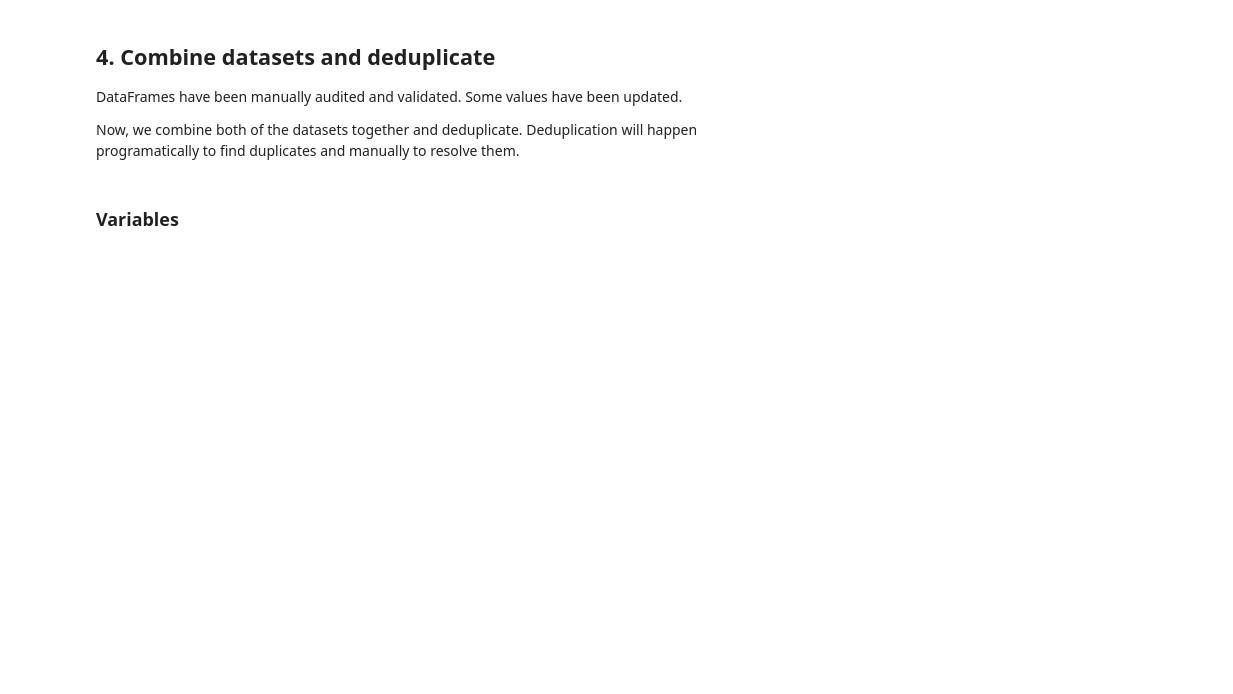
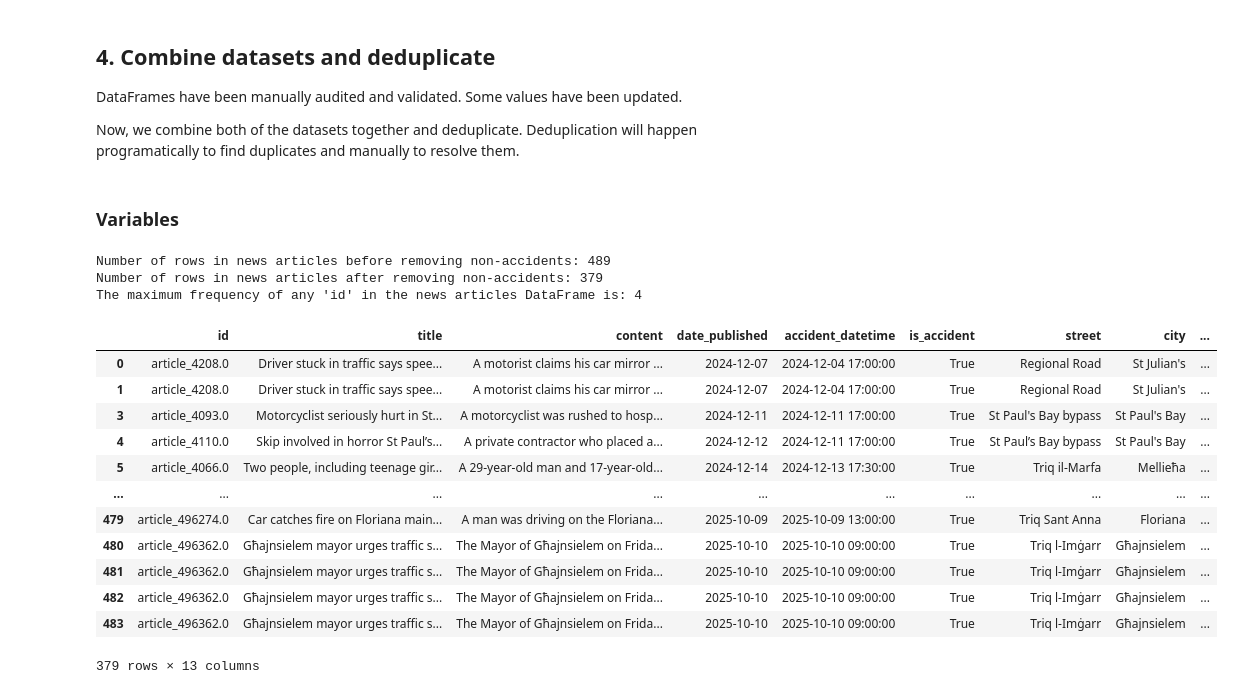
Before and after one commit to michael-vella/ics5110-assignment, a Jupyter notebook: notebooks/final/1_data_preparation.ipynb, the cells around one changed output. Cells and saved outputs as stored; diff of their text form; code cells hidden in the pictures; blank space fills up the shorter version.

```diff
--- a/notebooks/final/1_data_preparation.ipynb
+++ b/notebooks/final/1_data_preparation.ipynb
@@ -1182 +1170,37 @@ audited_press_releases_csv = f"{audited_data_folder}/press_releases.csv"
+# %%
+audited_news_articles_csv = f"{audited_data_folder}/news_articles.csv"
+audited_news_articles_df = pd.read_csv(audited_news_articles_csv)
+
+print("Number of rows in news articles before removing non-accidents:", len(audited_news_articles_df))
+audited_news_articles_df = audited_news_articles_df[audited_news_articles_df["is_accident"]]
+print("Number of rows in news articles after removing non-accidents:", len(audited_news_articles_df))
+
+audited_news_articles_df["id"] = ("article_" + audited_news_articles_df["article_id"].astype(str))
+
+audited_news_articles_df = (
+    audited_news_articles_df[columns_to_select]
+    .rename(columns=rename_columns)
+)
+
+max_id_frequency_news_articles = audited_news_articles_df["id"].value_counts().max()
+print(f"The maximum frequency of any 'id' in the news articles DataFrame is: {max_id_frequency_news_articles}")
+
+display(audited_news_articles_df)
+# %% [output]
+Number of rows in news articles before removing non-accidents: 489
+Number of rows in news articles after removing non-accidents: 379
+The maximum frequency of any 'id' in the news articles DataFrame is: 4
+|  | id | title | content | date_published | accident_datetime | is_accident | street | city | ... |
+| 0 | article_4208.0 | Driver stuck in traffic says spee... | A motorist claims his car mirror ... | 2024-12-07 | 2024-12-04 17:00:00 | True | Regional Road | St Julian's | ... |
+| 1 | article_4208.0 | Driver stuck in traffic says spee... | A motorist claims his car mirror ... | 2024-12-07 | 2024-12-04 17:00:00 | True | Regional Road | St Julian's | ... |
+| 3 | article_4093.0 | Motorcyclist seriously hurt in St... | A motorcyclist was rushed to hosp... | 2024-12-11 | 2024-12-11 17:00:00 | True | St Paul's Bay bypass | St Paul's Bay | ... |
+| 4 | article_4110.0 | Skip involved in horror St Paul’s... | A private contractor who placed a... | 2024-12-12 | 2024-12-11 17:00:00 | True | St Paul’s Bay bypass | St Paul's Bay | ... |
+| 5 | article_4066.0 | Two people, including teenage gir... | A 29-year-old man and 17-year-old... | 2024-12-14 | 2024-12-13 17:30:00 | True | Triq il-Marfa | Mellieħa | ... |
+| ... | ... | ... | ... | ... | ... | ... | ... | ... | ... |
+| 479 | article_496274.0 | Car catches fire on Floriana main... | A man was driving on the Floriana... | 2025-10-09 | 2025-10-09 13:00:00 | True | Triq Sant Anna | Floriana | ... |
+| 480 | article_496362.0 | Għajnsielem mayor urges traffic s... | The Mayor of Għajnsielem on Frida... | 2025-10-10 | 2025-10-10 09:00:00 | True | Triq l-Imġarr | Għajnsielem | ... |
+| 481 | article_496362.0 | Għajnsielem mayor urges traffic s... | The Mayor of Għajnsielem on Frida... | 2025-10-10 | 2025-10-10 09:00:00 | True | Triq l-Imġarr | Għajnsielem | ... |
+| 482 | article_496362.0 | Għajnsielem mayor urges traffic s... | The Mayor of Għajnsielem on Frida... | 2025-10-10 | 2025-10-10 09:00:00 | True | Triq l-Imġarr | Għajnsielem | ... |
+| 483 | article_496362.0 | Għajnsielem mayor urges traffic s... | The Mayor of Għajnsielem on Frida... | 2025-10-10 | 2025-10-10 09:00:00 | True | Triq l-Imġarr | Għajnsielem | ... |
+379 rows × 13 columns
 # %%
```
Also changed, not shown: parts of 13 cells of this notebook.
